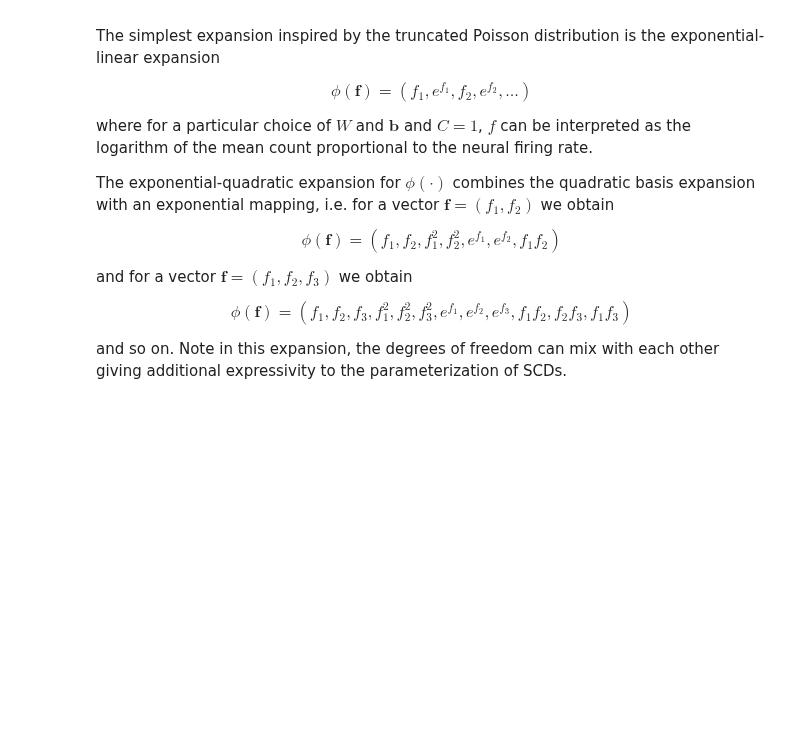
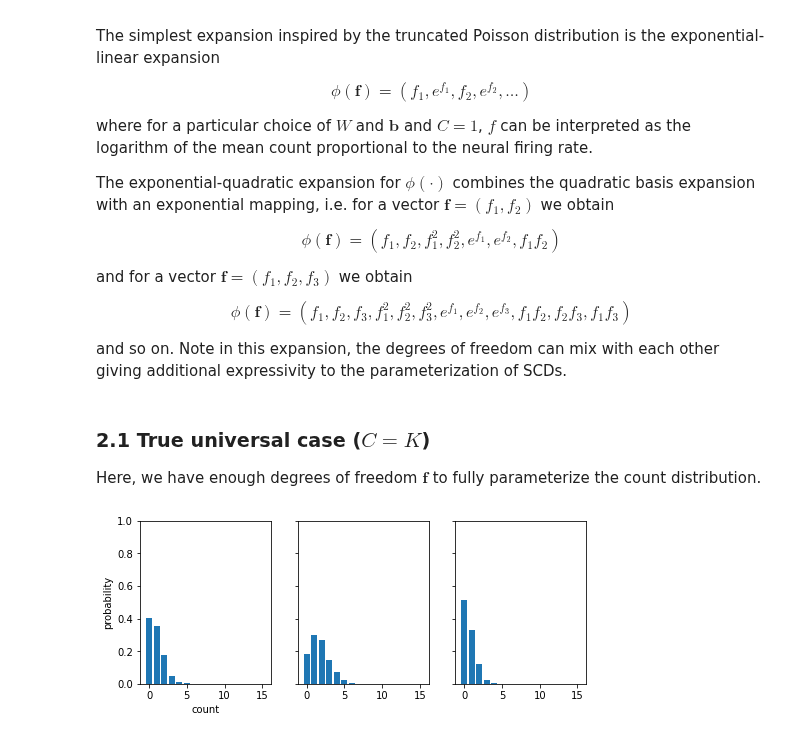
Before and after one commit to davindicode/universal-count-model, a Jupyter notebook: examples/spike_count_distributions.ipynb, the cells around one changed output. Drawn from its saved outputs; the diff is of its cells as text; code cells hidden in the pictures; blank space fills up the shorter version.

```diff
--- a/examples/spike_count_distributions.ipynb
+++ b/examples/spike_count_distributions.ipynb
@@ -228,4 +227,20 @@ C = 15
+# %% [markdown]
+<a id='UCM_true'></a>
+### 2.1 True universal case ($C = K$)
+
+Here, we have enough degrees of freedom $\mathbf{f}$ to fully parameterize the count distribution.
 # %%
+K = 15
+C = 15
+
 N_samps = 3
 
-f = np.random.randn(N_samps, C)*0 + 1
+f = np.random.randn(N_samps, C)*0.1
+# %%
+phi = lambda x: x  # no basis expansion
+expand_C = C
+
+
+def compute_P(f, phi, W, b):
+    a = (W[None, ...] @ phi(f)[..., None])[..., 0] + b
+    return sps.softmax(a, axis=-1)
@@ -231,0 +254,16 @@ f = np.random.randn(N_samps, C)*0 + 1
+# %%
+fig, axes = plt.subplots(1, N_samps, figsize=(8, 3))
+
+for tr in range(N_samps):
+    axes[tr].bar(np.arange(K+1), P[tr, :])
+    axes[tr].set_ylim(0., 1.0)
+    if tr > 0:
+        axes[tr].set_yticklabels([])
+    else:
+        axes[tr].set_ylabel('probability')
+        axes[tr].set_xlabel('count')
+
+
+plt.show()
+# %% [output]
+[figure, added]
```
Also changed, not shown: parts of 9 cells of this notebook, 15 other files.
